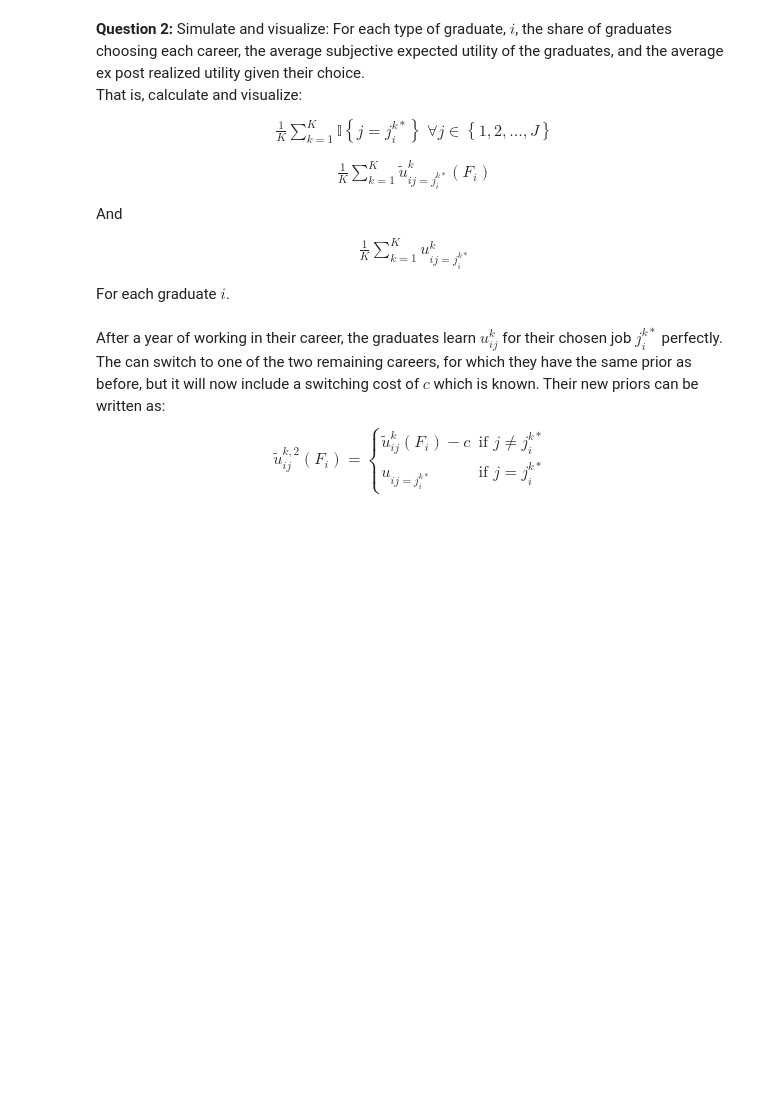
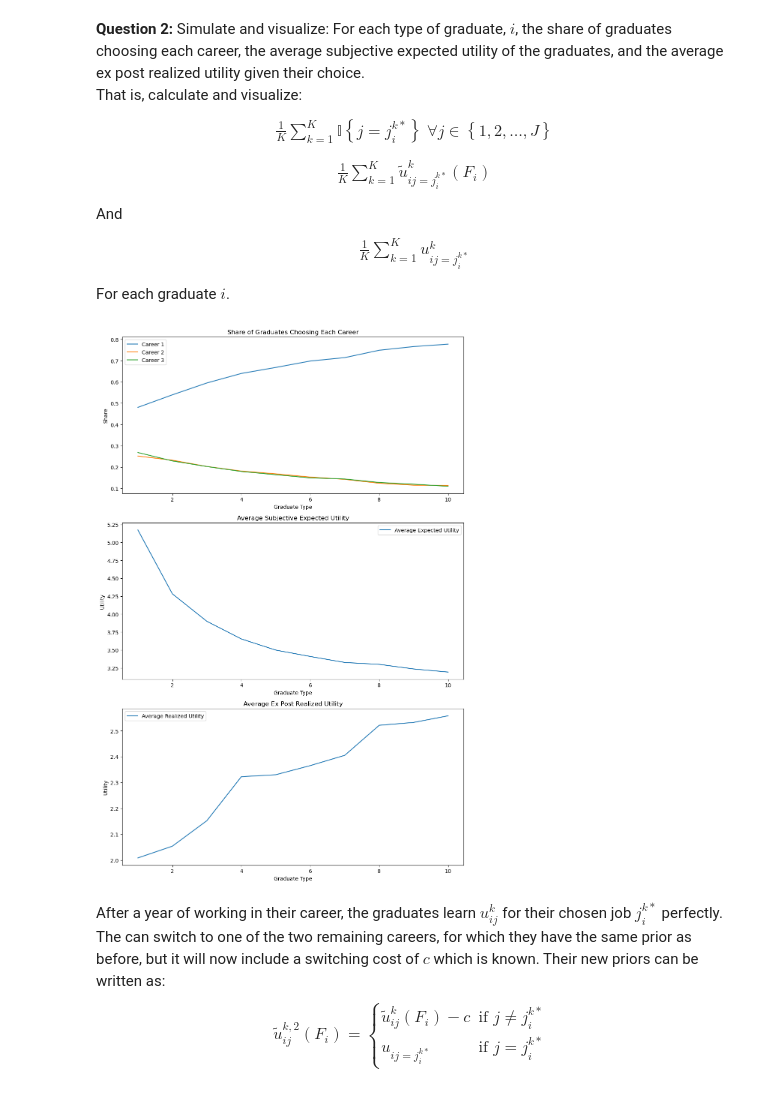
Before and after one commit to NumEconCopenhagen/projects-2024-zgc373-og-pgj472, a Jupyter notebook: examproject/exam_2024.ipynb, the cells around one changed output. Cells and saved outputs as stored; diff of their text form; code cells hidden in the pictures; blank space fills up the shorter version.

```diff
--- a/examproject/exam_2024.ipynb
+++ b/examproject/exam_2024.ipynb
@@ -223,6 +223,9 @@ $$
 For each graduate $i$.
 # %%
 # Write your answer here
+CareerChoiceModelClass().simulation_q2()
+# %% [output]
+[figure, added]
 # %% [markdown]
 After a year of working in their career, the graduates learn $u^k_{ij}$ for their chosen job $j_i^{k*}$ perfectly. <br>
 The can switch to one of the two remaining careers, for which they have the same prior as before, but it will now include a switching cost of $c$ which is known.
```
Also changed, not shown: parts of 2 cells of this notebook, 1 other file.
